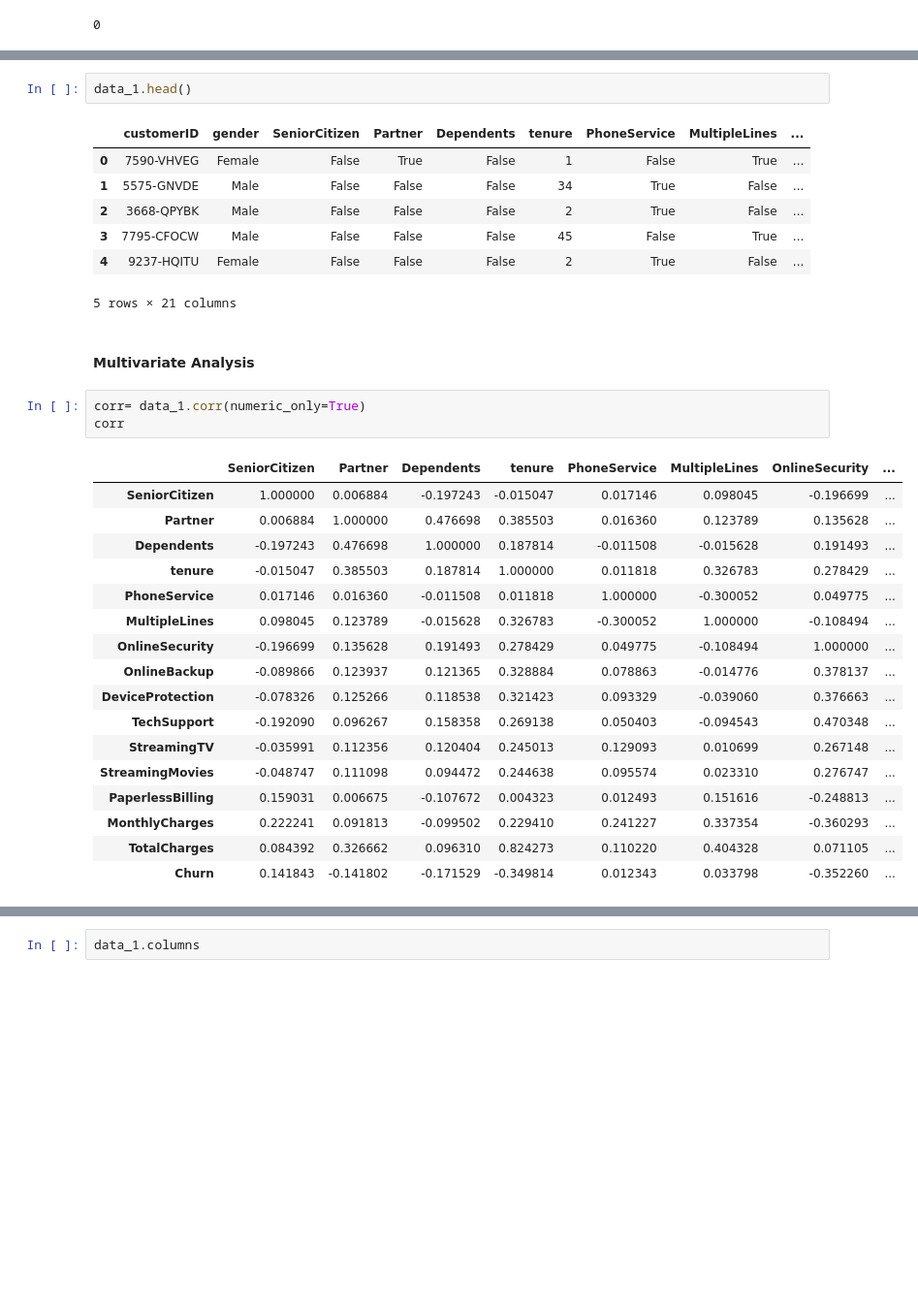
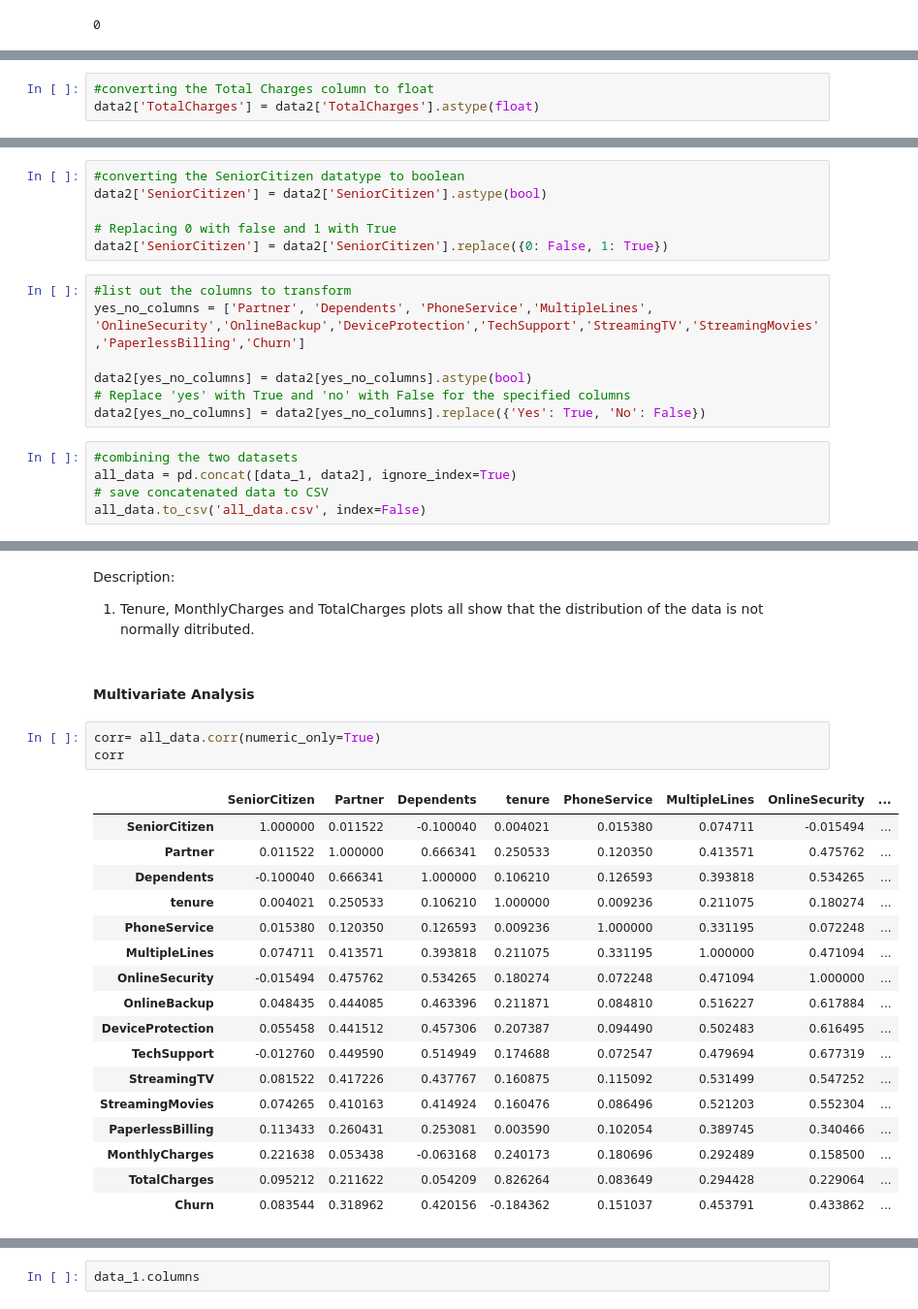
Before and after one commit to Nakkungu/LP2_CLASSIFICATION-PROJECT, a Jupyter notebook: notebook.ipynb, the cells around one changed output, grey strips where cells are left out. Shown at 97% size. Drawn from its saved outputs; the diff is of its cells as text; blank space fills up the shorter version.

```diff
--- a/notebook.ipynb
+++ b/notebook.ipynb
@@ -204,0 +351,3 @@ data_1.duplicated().sum()
+# %%
+#converting the Total Charges column to float
+data2['TotalCharges'] = data2['TotalCharges'].astype(float)
@@ -204,0 +372,18 @@ data_1.duplicated().sum()
+# %%
+#converting the SeniorCitizen datatype to boolean
+data2['SeniorCitizen'] = data2['SeniorCitizen'].astype(bool)
+
+# Replacing 0 with false and 1 with True
+data2['SeniorCitizen'] = data2['SeniorCitizen'].replace({0: False, 1: True})
+# %%
+#list out the columns to transform
+yes_no_columns = ['Partner', 'Dependents', 'PhoneService','MultipleLines', 'OnlineSecurity','OnlineBackup','DeviceProtection','TechSupport','StreamingTV','StreamingMovies','PaperlessBilling','Churn']
+
+data2[yes_no_columns] = data2[yes_no_columns].astype(bool)
+# Replace 'yes' with True and 'no' with False for the specified columns
+data2[yes_no_columns] = data2[yes_no_columns].replace({'Yes': True, 'No': False})
+# %%
+#combining the two datasets
+all_data = pd.concat([data_1, data2], ignore_index=True)
+# save concatenated data to CSV
+all_data.to_csv('all_data.csv', index=False)
@@ -238,36 +480,29 @@ plt.show()
-# %%
-data_1.head()
-# %% [output]
-|  | customerID | gender | SeniorCitizen | Partner | Dependents | tenure | PhoneService | MultipleLines | ... |
-| 0 | 7590-VHVEG | Female | False | True | False | 1 | False | True | ... |
-| 1 | 5575-GNVDE | Male | False | False | False | 34 | True | False | ... |
-| 2 | 3668-QPYBK | Male | False | False | False | 2 | True | False | ... |
-| 3 | 7795-CFOCW | Male | False | False | False | 45 | False | True | ... |
-| 4 | 9237-HQITU | Female | False | False | False | 2 | True | False | ... |
-5 rows × 21 columns
+# %% [markdown]
+Description:
+1. Tenure, MonthlyCharges and TotalCharges plots all show that the distribution of the data is not normally ditributed.
 # %% [markdown]
 #### Multivariate Analysis
 # %%
-corr= data_1.corr(numeric_only=True)
+corr= all_data.corr(numeric_only=True)
 corr
 # %% [output]
 |  | SeniorCitizen | Partner | Dependents | tenure | PhoneService | MultipleLines | OnlineSecurity | ... |
-| SeniorCitizen | 1.000000 | 0.006884 | -0.197243 | -0.015047 | 0.017146 | 0.098045 | -0.196699 | ... |
-| Partner | 0.006884 | 1.000000 | 0.476698 | 0.385503 | 0.016360 | 0.123789 | 0.135628 | ... |
-| Dependents | -0.197243 | 0.476698 | 1.000000 | 0.187814 | -0.011508 | -0.015628 | 0.191493 | ... |
-| tenure | -0.015047 | 0.385503 | 0.187814 | 1.000000 | 0.011818 | 0.326783 | 0.278429 | ... |
-| PhoneService | 0.017146 | 0.016360 | -0.011508 | 0.011818 | 1.000000 | -0.300052 | 0.049775 | ... |
-| MultipleLines | 0.098045 | 0.123789 | -0.015628 | 0.326783 | -0.300052 | 1.000000 | -0.108494 | ... |
-| OnlineSecurity | -0.196699 | 0.135628 | 0.191493 | 0.278429 | 0.049775 | -0.108494 | 1.000000 | ... |
-| OnlineBackup | -0.089866 | 0.123937 | 0.121365 | 0.328884 | 0.078863 | -0.014776 | 0.378137 | ... |
-| DeviceProtection | -0.078326 | 0.125266 | 0.118538 | 0.321423 | 0.093329 | -0.039060 | 0.376663 | ... |
-| TechSupport | -0.192090 | 0.096267 | 0.158358 | 0.269138 | 0.050403 | -0.094543 | 0.470348 | ... |
-| StreamingTV | -0.035991 | 0.112356 | 0.120404 | 0.245013 | 0.129093 | 0.010699 | 0.267148 | ... |
-| StreamingMovies | -0.048747 | 0.111098 | 0.094472 | 0.244638 | 0.095574 | 0.023310 | 0.276747 | ... |
-| PaperlessBilling | 0.159031 | 0.006675 | -0.107672 | 0.004323 | 0.012493 | 0.151616 | -0.248813 | ... |
-| MonthlyCharges | 0.222241 | 0.091813 | -0.099502 | 0.229410 | 0.241227 | 0.337354 | -0.360293 | ... |
-| TotalCharges | 0.084392 | 0.326662 | 0.096310 | 0.824273 | 0.110220 | 0.404328 | 0.071105 | ... |
-| Churn | 0.141843 | -0.141802 | -0.171529 | -0.349814 | 0.012343 | 0.033798 | -0.352260 | ... |
+| SeniorCitizen | 1.000000 | 0.011522 | -0.100040 | 0.004021 | 0.015380 | 0.074711 | -0.015494 | ... |
+| Partner | 0.011522 | 1.000000 | 0.666341 | 0.250533 | 0.120350 | 0.413571 | 0.475762 | ... |
+| Dependents | -0.100040 | 0.666341 | 1.000000 | 0.106210 | 0.126593 | 0.393818 | 0.534265 | ... |
+| tenure | 0.004021 | 0.250533 | 0.106210 | 1.000000 | 0.009236 | 0.211075 | 0.180274 | ... |
+| PhoneService | 0.015380 | 0.120350 | 0.126593 | 0.009236 | 1.000000 | 0.331195 | 0.072248 | ... |
+| MultipleLines | 0.074711 | 0.413571 | 0.393818 | 0.211075 | 0.331195 | 1.000000 | 0.471094 | ... |
+| OnlineSecurity | -0.015494 | 0.475762 | 0.534265 | 0.180274 | 0.072248 | 0.471094 | 1.000000 | ... |
+| OnlineBackup | 0.048435 | 0.444085 | 0.463396 | 0.211871 | 0.084810 | 0.516227 | 0.617884 | ... |
+| DeviceProtection | 0.055458 | 0.441512 | 0.457306 | 0.207387 | 0.094490 | 0.502483 | 0.616495 | ... |
+| TechSupport | -0.012760 | 0.449590 | 0.514949 | 0.174688 | 0.072547 | 0.479694 | 0.677319 | ... |
+| StreamingTV | 0.081522 | 0.417226 | 0.437767 | 0.160875 | 0.115092 | 0.531499 | 0.547252 | ... |
+| StreamingMovies | 0.074265 | 0.410163 | 0.414924 | 0.160476 | 0.086496 | 0.521203 | 0.552304 | ... |
+| PaperlessBilling | 0.113433 | 0.260431 | 0.253081 | 0.003590 | 0.102054 | 0.389745 | 0.340466 | ... |
+| MonthlyCharges | 0.221638 | 0.053438 | -0.063168 | 0.240173 | 0.180696 | 0.292489 | 0.158500 | ... |
+| TotalCharges | 0.095212 | 0.211622 | 0.054209 | 0.826264 | 0.083649 | 0.294428 | 0.229064 | ... |
+| Churn | 0.083544 | 0.318962 | 0.420156 | -0.184362 | 0.151037 | 0.453791 | 0.433862 | ... |
 # %%
 plt.figure(figsize= (15,12))
 sns.heatmap(data=corr, annot=True,cmap='coolwarm')
```
Also changed, not shown: parts of 71 cells of this notebook, 3 other files.
